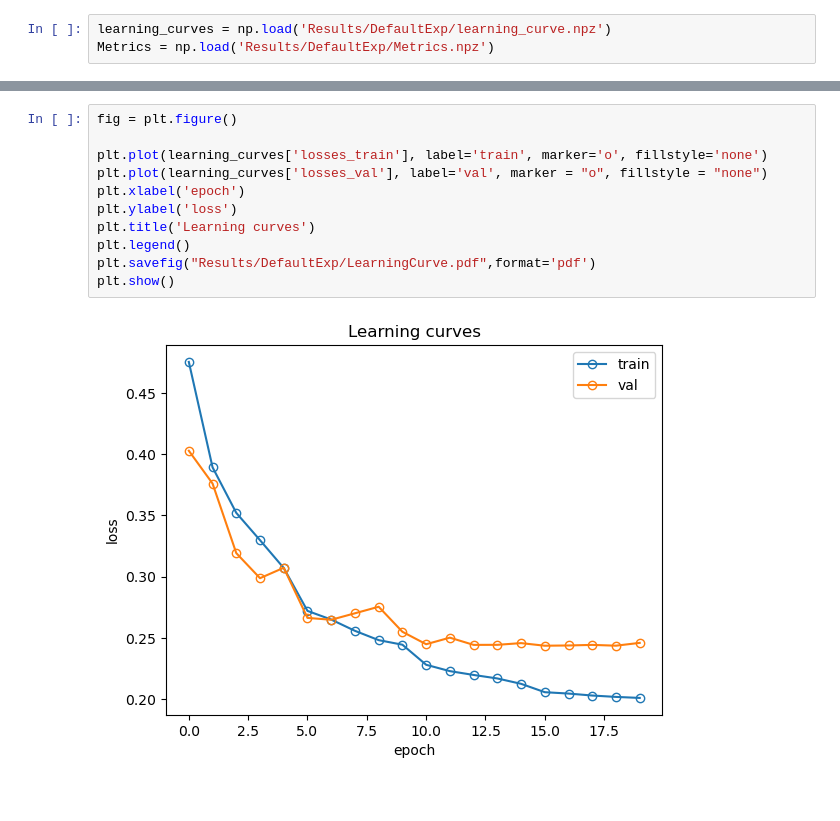
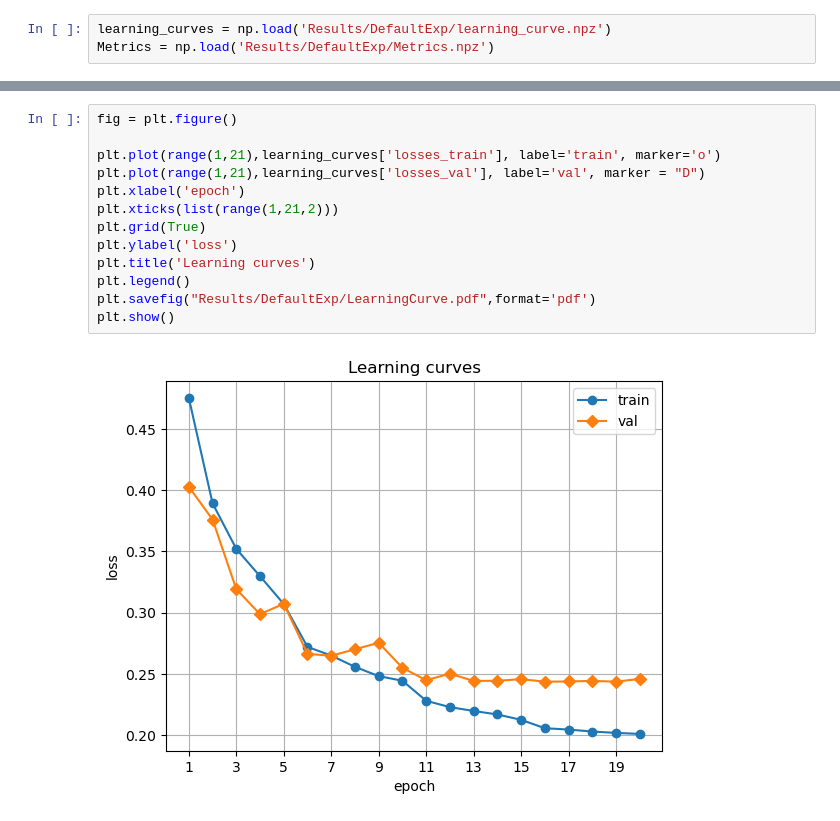
Before and after one commit to TheoHanon/Project, a Jupyter notebook: Part I/plot.ipynb, the cells around one changed output, grey strips where cells are left out. Drawn from its saved outputs; the diff is of its cells as text.

```diff
--- a/Part I/plot.ipynb
+++ b/Part I/plot.ipynb
@@ -19,16 +17,18 @@ print(learning_curves['losses_train'], learning_curves['losses_val'])
 # %%
 fig = plt.figure()
 
-plt.plot(learning_curves['losses_train'], label='train', marker='o', fillstyle='none')
-plt.plot(learning_curves['losses_val'], label='val', marker = "o", fillstyle = "none")
+plt.plot(range(1,21),learning_curves['losses_train'], label='train', marker='o')
+plt.plot(range(1,21),learning_curves['losses_val'], label='val', marker = "D")
 plt.xlabel('epoch')
+plt.xticks(list(range(1,21,2)))
+plt.grid(True)
 plt.ylabel('loss')
 plt.title('Learning curves')
 plt.legend()
 plt.savefig("Results/DefaultExp/LearningCurve.pdf",format='pdf')
 plt.show()
 # %% [output]
-[figure, old version]
+[figure, new version]
 # %%
 x = len(Metrics['FPR'])//2
 
```
Also changed, not shown: parts of 2 cells of this notebook, 3 other files.
